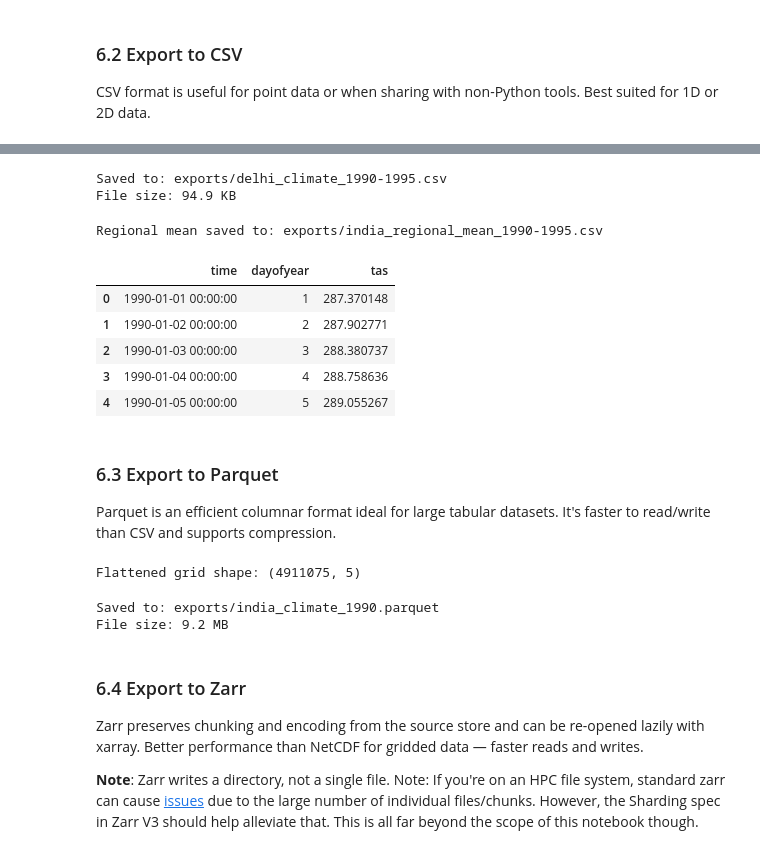
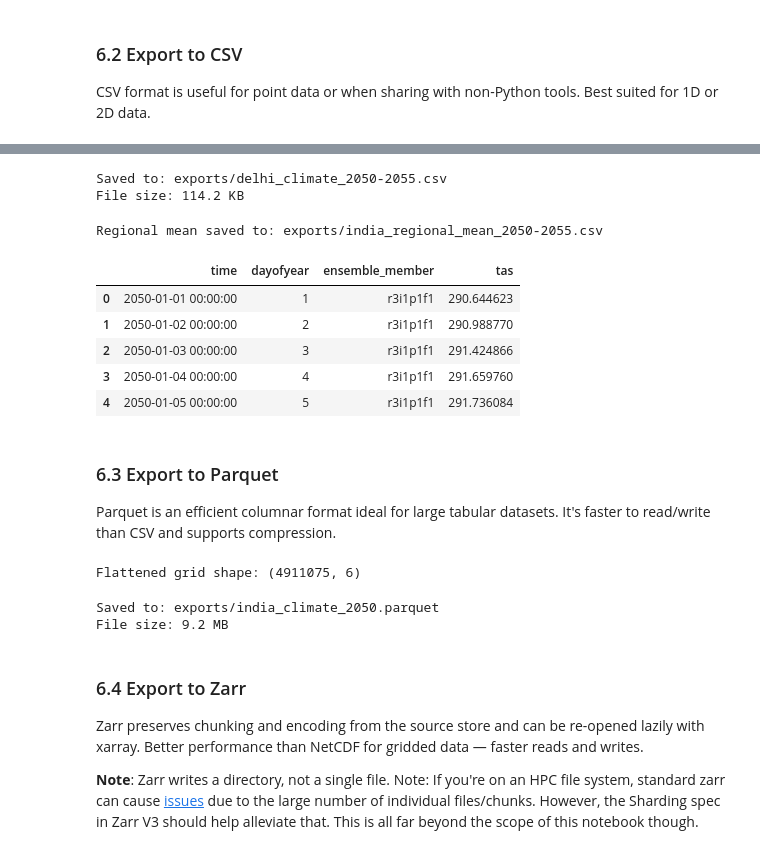
Before and after one commit to carbonplan/srm-downscaling-data-utils, a Jupyter notebook: notebooks/subsetting-and-exporting.ipynb, the cells around one changed output, grey strips where cells are left out. Drawn from its saved outputs; the diff is of its cells as text; code cells hidden in the pictures.

```diff
--- a/notebooks/subsetting-and-exporting.ipynb
+++ b/notebooks/subsetting-and-exporting.ipynb
@@ -90,4 +90,10 @@ ssp245_ds = load_downscaling_store(scenario="ssp245")
 
 Choose one of the datasets: `historical`, `ssp245` or `g6-1.5k`. For the following examples, we'll use historical, but feel free to switch.
 # %%
-ds = historical_ds
+# ===== CUSTOMIZE: Choose your scenario =====
+scenario_name = "ssp245"  # "historical", "ssp245", or "g6-1.5k"
+# ============================================
+
+# No modification needed below
+ds = {"historical": historical_ds, "ssp245": ssp245_ds, "g6-1.5k": g6_ds}[scenario_name]
+ds
@@ -434,8 +533,10 @@ Clips to geometry bounds and masks values outside. Use this method for most work
 
 
 bounds = country.total_bounds
-ds_bbox_country = ds.sel(lat=slice(bounds[1], bounds[3]), lon=slice(bounds[0], bounds[2])).sortby(
-    "lat", ascending=False
+ds_bbox_country = (
+    ds.sel(lat=slice(bounds[1], bounds[3]), lon=slice(bounds[0], bounds[2]))
+    .sortby("lat", ascending=False)
+    .unify_chunks()
 )
 
 ds_clipped = (
@@ -1036,16 +1168,19 @@ Output directory: /Users/andersy005/devel/carbonplan/srm-downscaling-data-utils/
 NetCDF is a standard format for gridded climate data. It preserves coordinates, attributes, and metadata.
 # %%
 # ===== CUSTOMIZE: Set export time range =====
-export_start = "1990-01-01"
-export_end = "1995-12-31"
+export_start = dates["export_start"]
+export_end = dates["export_end"]
 # ===========================================
 
 # No modification needed below - prepares subset for export
 ds_export = ds_clipped.sel(time=slice(export_start, export_end))
 print(f"Export dataset shape: {dict(ds_export.sizes)}")
 
+# NetCDF attrs can't hold None (e.g. ssp245_ensemble_member is None for the ssp245 store)
+ds_export.attrs = {k: ("" if v is None else v) for k, v in ds_export.attrs.items()}
+
 # ===== CUSTOMIZE: Set output filename =====
-netcdf_filename = "india_climate_1990-1995.nc"
+netcdf_filename = f"india_climate_{export_start[:4]}-{export_end[:4]}.nc"
 # ==========================================
 
 netcdf_path = output_dir / netcdf_filename
@@ -1080,6 +1215,6 @@ Point data shape: (2190, 5)
 # %%
 # ===== CUSTOMIZE: Set CSV filename =====
-csv_filename = "delhi_climate_1990-1995.csv"
+csv_filename = f"delhi_climate_{export_start[:4]}-{export_end[:4]}.csv"
 # =======================================
 
 # No modification needed below
@@ -1088,26 +1223,26 @@ df_point.to_csv(csv_path, index=False)
 print(f"Saved to: {csv_path}")
 print(f"File size: {csv_path.stat().st_size / 1024:.1f} KB")
 # %% [output]
-Saved to: exports/delhi_climate_1990-1995.csv
-File size: 94.9 KB
+Saved to: exports/delhi_climate_2050-2055.csv
+File size: 114.2 KB
 # %%
 # ===== No modification needed - exports area-weighted regional mean =====
 weights = np.cos(np.deg2rad(ds_export.lat))
 ds_weighted_mean = ds_export.weighted(weights).mean(dim=["lat", "lon"])
 
 df_regional = ds_weighted_mean.to_dataframe().reset_index()
-csv_regional_path = output_dir / "india_regional_mean_1990-1995.csv"
+csv_regional_path = output_dir / f"india_regional_mean_{export_start[:4]}-{export_end[:4]}.csv"
 df_regional.to_csv(csv_regional_path, index=False)
 print(f"Regional mean saved to: {csv_regional_path}")
 df_regional.head()
 # %% [output]
-Regional mean saved to: exports/india_regional_mean_1990-1995.csv
+Regional mean saved to: exports/india_regional_mean_2050-2055.csv
-|  | time | dayofyear | tas |
-| 0 | 1990-01-01 00:00:00 | 1 | 287.370148 |
-| 1 | 1990-01-02 00:00:00 | 2 | 287.902771 |
-| 2 | 1990-01-03 00:00:00 | 3 | 288.380737 |
-| 3 | 1990-01-04 00:00:00 | 4 | 288.758636 |
-| 4 | 1990-01-05 00:00:00 | 5 | 289.055267 |
+|  | time | dayofyear | ensemble_member | tas |
+| 0 | 2050-01-01 00:00:00 | 1 | r3i1p1f1 | 290.644623 |
+| 1 | 2050-01-02 00:00:00 | 2 | r3i1p1f1 | 290.988770 |
+| 2 | 2050-01-03 00:00:00 | 3 | r3i1p1f1 | 291.424866 |
+| 3 | 2050-01-04 00:00:00 | 4 | r3i1p1f1 | 291.659760 |
+| 4 | 2050-01-05 00:00:00 | 5 | r3i1p1f1 | 291.736084 |
 # %% [markdown]
 ### 6.3 Export to Parquet
 
@@ -1115,14 +1250,14 @@ Parquet is an efficient columnar format ideal for large tabular datasets. It's f
 # %%
 # ===== No modification needed - flattens gridded data to DataFrame =====
 # Note: Using just 1 year for demo to keep file size manageable
-ds_small = ds_export.sel(time=slice("1990-01-01", "1990-12-31"))
+ds_small = ds_export.sel(time=slice(export_start, f"{export_start[:4]}-12-31"))
 df_grid = ds_small.to_dataframe().reset_index()
 print(f"Flattened grid shape: {df_grid.shape}")
 # %% [output]
-Flattened grid shape: (4911075, 5)
+Flattened grid shape: (4911075, 6)
 # %%
 # ===== CUSTOMIZE: Set Parquet filename =====
-parquet_filename = "india_climate_1990.parquet"
+parquet_filename = f"india_climate_{export_start[:4]}.parquet"
 # ===========================================
 
 # No modification needed below
@@ -1135,7 +1270,7 @@ df_grid.to_parquet(parquet_path, index=False)
 print(f"Saved to: {parquet_path}")
 print(f"File size: {parquet_path.stat().st_size / 1024**2:.1f} MB")
 # %% [output]
-Saved to: exports/india_climate_1990.parquet
+Saved to: exports/india_climate_2050.parquet
 File size: 9.2 MB
 # %% [markdown]
 ### 6.4 Export to Zarr
```
Also changed, not shown: parts of 24 cells of this notebook.
